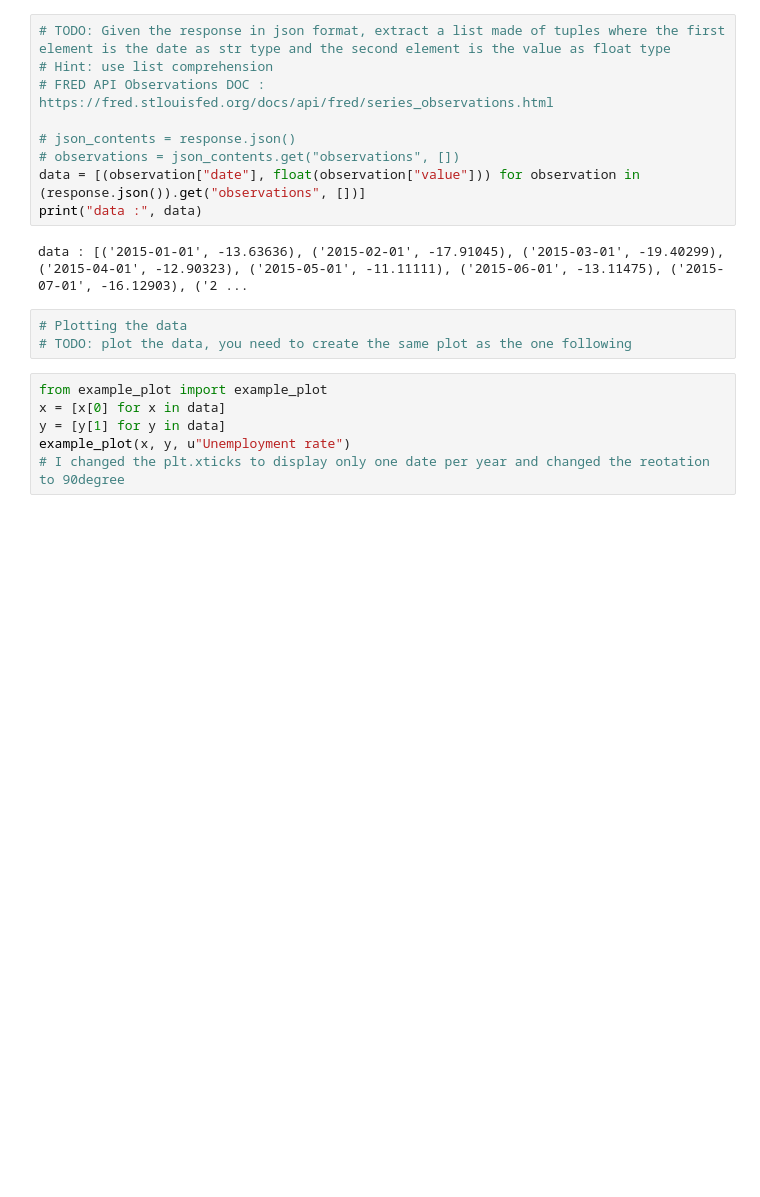
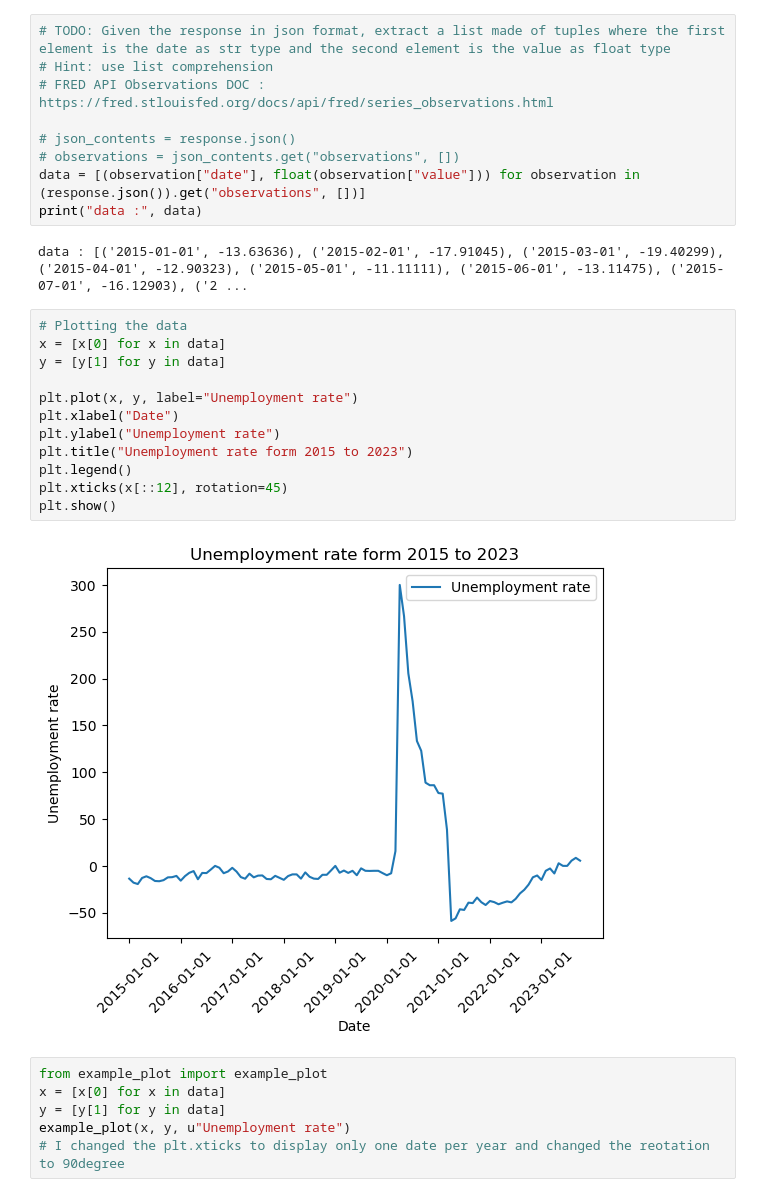
Before and after one commit to diaa-hariri/nomades_python_software_engineer, a Jupyter notebook: numpy_pandas/student_exercises/corrections/data_aquisition/REST_API/fred.ipynb, the cells around one changed output. Cells and saved outputs as stored; diff of their text form; blank space fills up the shorter version.

Commit message:
add correction for data aquisition

```diff
--- a/numpy_pandas/student_exercises/corrections/data_aquisition/REST_API/fred.ipynb
+++ b/numpy_pandas/student_exercises/corrections/data_aquisition/REST_API/fred.ipynb
@@ -78,9 +78,20 @@ data = [(observation["date"], float(observation["value"])) for observation in (r
 print("data :", data)
 # %% [output]
 data : [('2015-01-01', -13.63636), ('2015-02-01', -17.91045), ('2015-03-01', -19.40299), ('2015-04-01', -12.90323), ('2015-05-01', -11.11111), ('2015-06-01', -13.11475), ('2015-07-01', -16.12903), ('2 ...
-# %%
-# Plotting the data
-# TODO: plot the data, you need to create the same plot as the one following
+# %%
+# Plotting the data
+x = [x[0] for x in data]
+y = [y[1] for y in data]
+
+plt.plot(x, y, label="Unemployment rate")
+plt.xlabel("Date")
+plt.ylabel("Unemployment rate")
+plt.title("Unemployment rate form 2015 to 2023")
+plt.legend()
+plt.xticks(x[::12], rotation=45)
+plt.show()
+# %% [output]
+[figure, added]
 # %%
 from example_plot import example_plot
 x = [x[0] for x in data]
```
Also changed, not shown: parts of 5 cells of this notebook, 3 other files.
